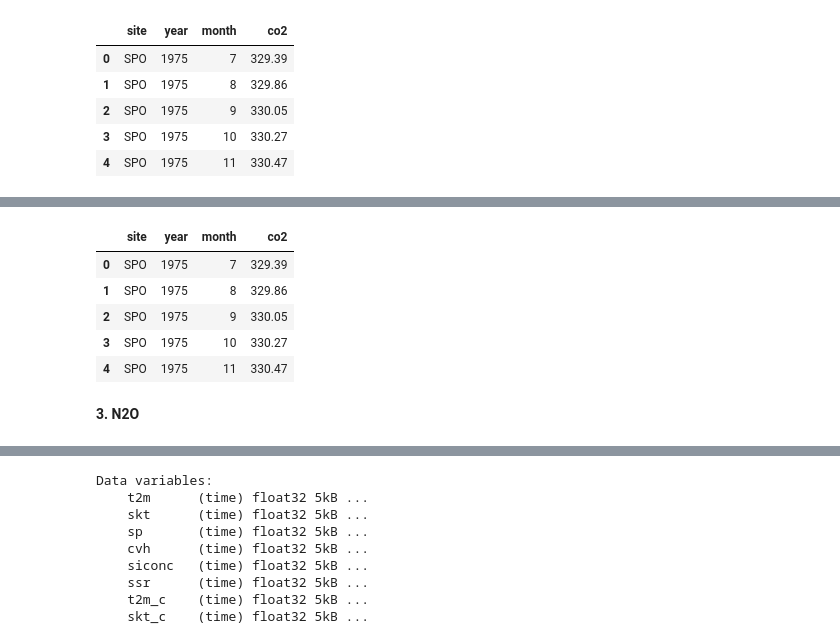
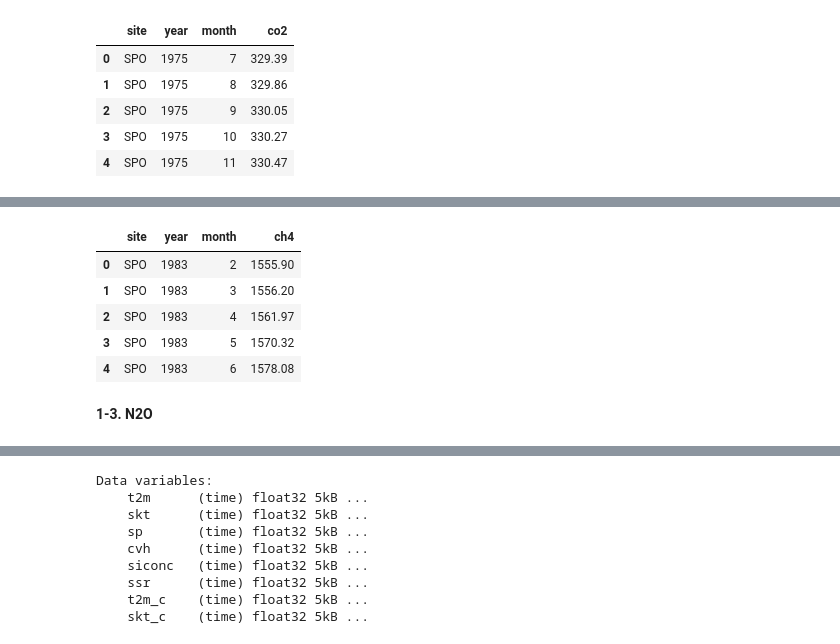
Before and after one commit to KentBerry680/ENGG680_2025_Fall---group-20-assignments, a Jupyter notebook: Final assignment/ENGG_Analysis.ipynb, the cells around one changed output, grey strips where cells are left out. Cells and saved outputs as stored; diff of their text form; code cells hidden in the pictures.

```diff
--- a/Final assignment/ENGG_Analysis.ipynb
+++ b/Final assignment/ENGG_Analysis.ipynb
@@ -108,20 +65,20 @@ memory usage: 15.8+ KB
 # %%
 # Column arrangement and make the date
-df_co2 = pd.read_csv(
-    co2_path,
+df_ch4 = pd.read_csv(
+    ch4_path,
     comment="#",
     delim_whitespace=True,
     header=None,
-    names=["site", "year", "month", "co2"]
+    names=["site", "year", "month", "ch4"]
 )
 
-df_co2.head()
+df_ch4.head()
 # %% [output]
-|  | site | year | month | co2 |
-| 0 | SPO | 1975 | 7 | 329.39 |
-| 1 | SPO | 1975 | 8 | 329.86 |
-| 2 | SPO | 1975 | 9 | 330.05 |
-| 3 | SPO | 1975 | 10 | 330.27 |
-| 4 | SPO | 1975 | 11 | 330.47 |
+|  | site | year | month | ch4 |
+| 0 | SPO | 1983 | 2 | 1555.90 |
+| 1 | SPO | 1983 | 3 | 1556.20 |
+| 2 | SPO | 1983 | 4 | 1561.97 |
+| 3 | SPO | 1983 | 5 | 1570.32 |
+| 4 | SPO | 1983 | 6 | 1578.08 |
 # %% [markdown]
-**3. N2O**
+**1-3. N2O**
```
Also changed, not shown: parts of 25 cells of this notebook.
